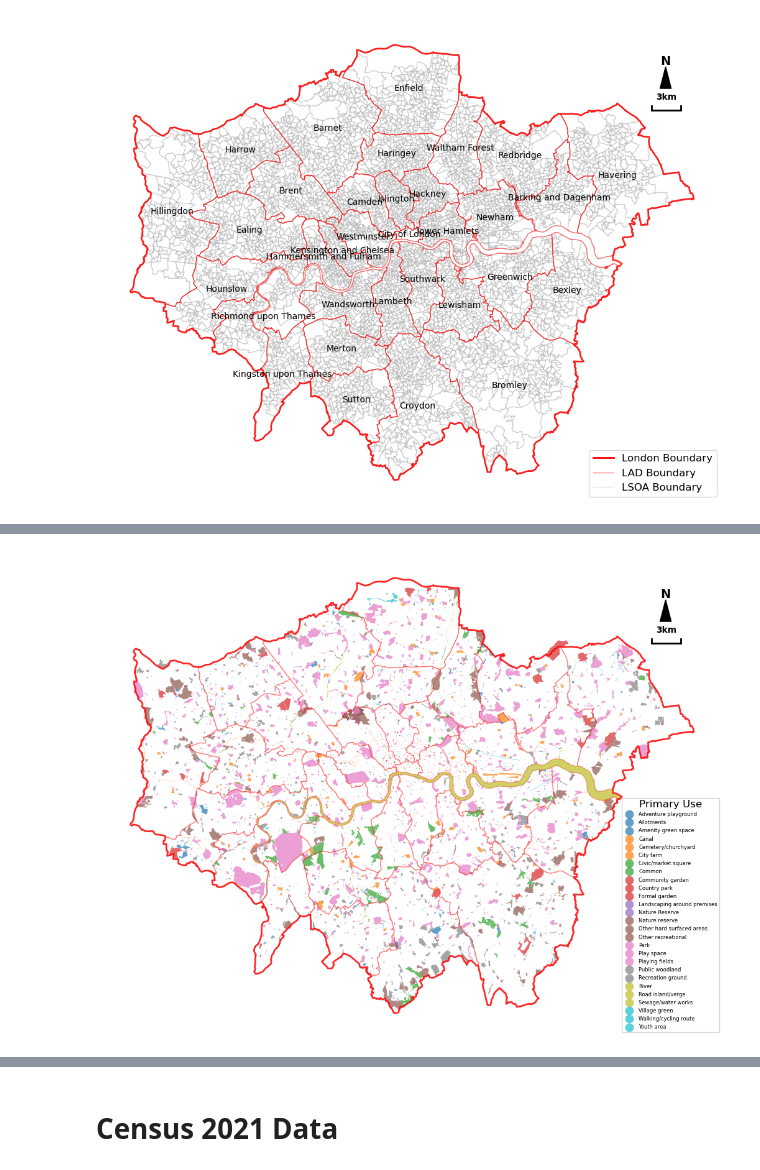
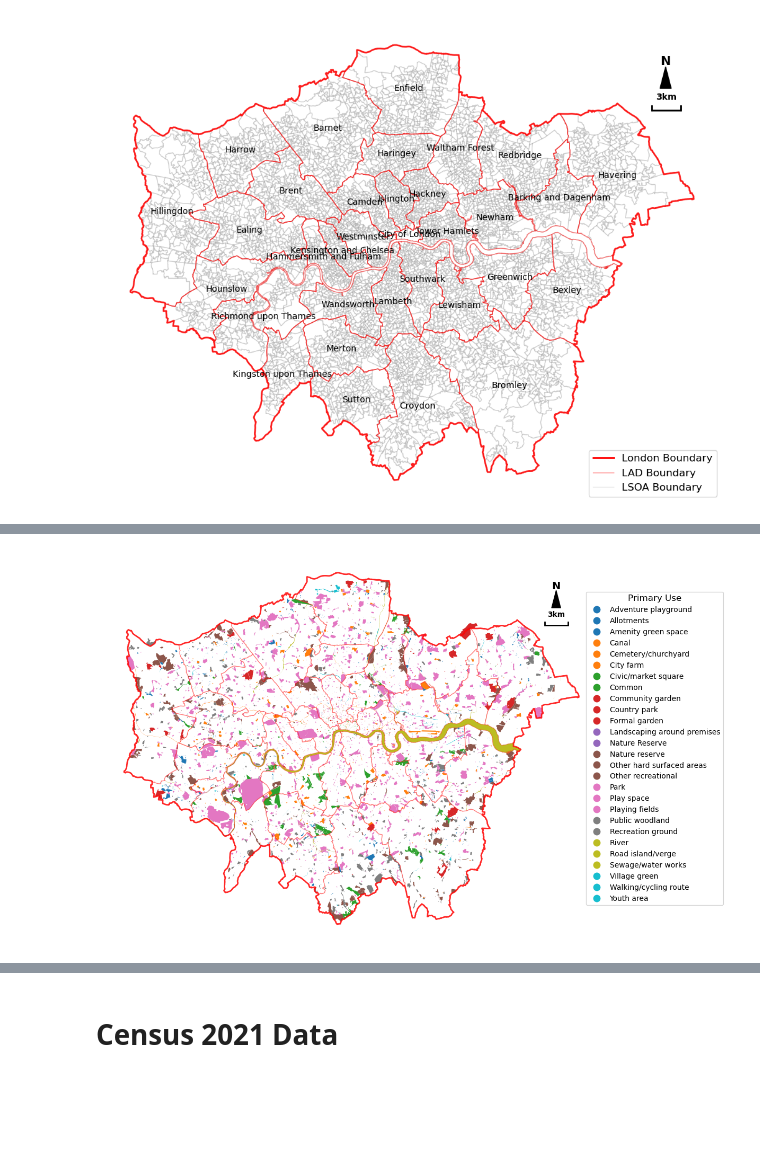
Before and after one commit to YUJIA-MA-UCL/LondonOpenspaceEquality, a Jupyter notebook: InitialAnalysis.ipynb, the cells around one changed output, grey strips where cells are left out. Saved outputs shown, nothing was run; the diff lists cells and outputs as text; code cells hidden in the pictures; blank space fills up the shorter version.

```diff
--- a/InitialAnalysis.ipynb
+++ b/InitialAnalysis.ipynb
@@ -385,30 +370,31 @@ plt.show()
 # %%
-fig, ax = plt.subplots(figsize=(12,8))
+fig, ax = plt.subplots(figsize=(12,10))
 
 ops_gdf.plot(column='PrimaryUse',
             ax=ax,
             legend=True,
             markersize=30,
-            alpha=0.7,
+            alpha=1,
             categorical=True,
-            legend_kwds={ 'loc': 'lower right',
-                          'fontsize': 6,
+            legend_kwds={'bbox_to_anchor': (1.25, 0.5),
+             'loc': 'center right',
+                          'fontsize': 10,
                           'title': 'Primary Use',
                           'title_fontsize': 12})
 LAD.plot(ax=ax, edgecolor='red', linewidth=1, alpha=0.3, facecolor='none')
 London.plot(edgecolor='red', linewidth = 2,alpha=0.8, facecolor='none',ax=ax)
 
 add_north_arrow(ax, LAD.total_bounds)
 add_scalebar(ax, LAD.total_bounds,length=3000, label="3km", bar_height_ratio=0.01,
                  x_offset=0.925, y_offset=0.85)
 
 #ax.set_title('Open Space Distribution in London', fontsize=16, fontweight='bold')
 ax.set_axis_off()
 plt.tight_layout()
-#plt.savefig("distribution_of_openspace_by_use.png",dpi=300)
+#plt.savefig("pics/distribution_of_openspace_by_use.png",dpi=300)
 plt.show()
 # %% [output]
-[figure, old version]
+[figure, new version]
 # %%
 use_counts = ops_gdf['PrimaryUse'].value_counts()
 
```
Also changed, not shown: parts of 5 cells of this notebook.
